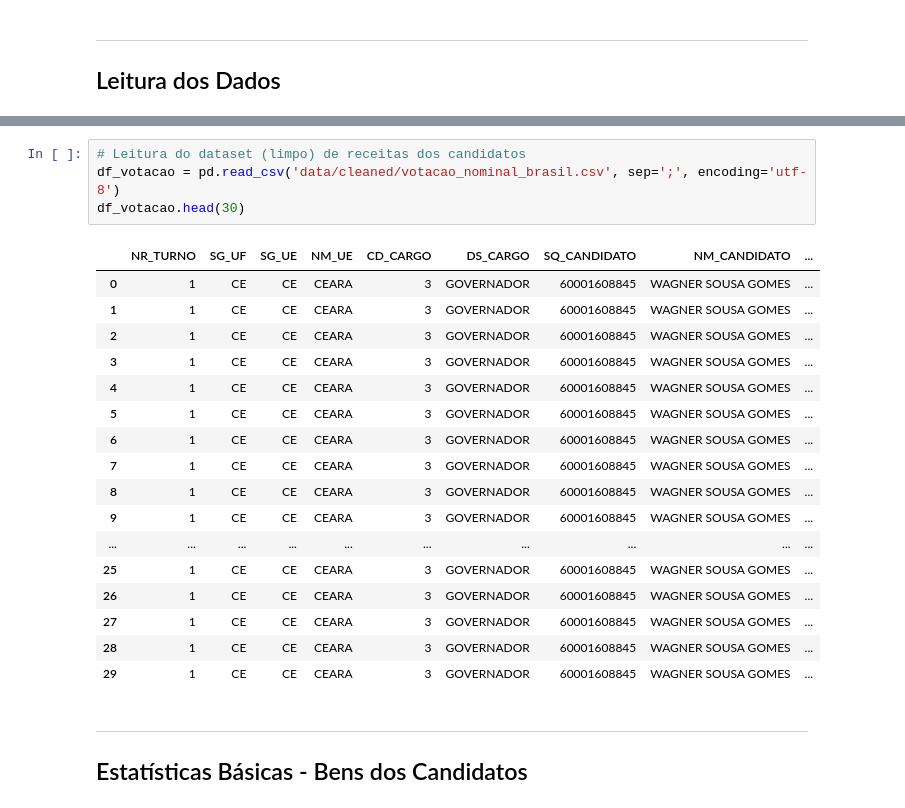
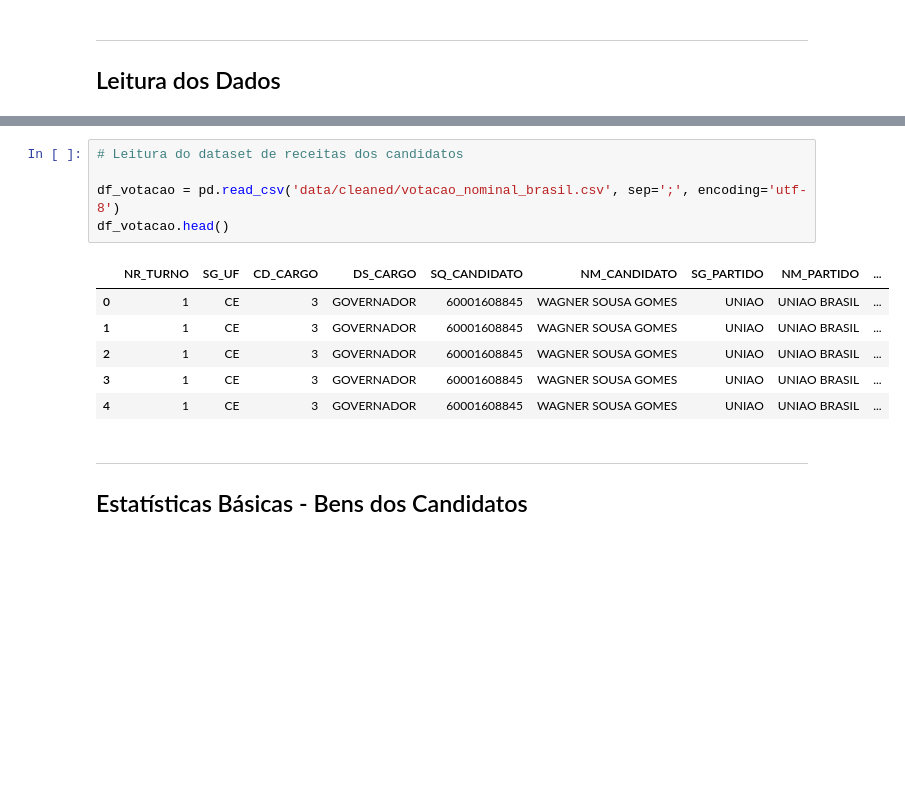
Before and after one commit to LucasTBandeira/GovAnalysis, a Jupyter notebook: eda.ipynb, the cells around one changed output, grey strips where cells are left out. Saved outputs shown, nothing was run; the diff lists cells and outputs as text; blank space fills up the shorter version.

```diff
--- a/eda.ipynb
+++ b/eda.ipynb
@@ -29,25 +32,15 @@ df_despesas.head()
 # %%
-# Leitura do dataset (limpo) de receitas dos candidatos
+# Leitura do dataset de receitas dos candidatos
+
 df_votacao = pd.read_csv('data/cleaned/votacao_nominal_brasil.csv', sep=';', encoding='utf-8')
-df_votacao.head(30)
+df_votacao.head()
 # %% [output]
-|  | NR_TURNO | SG_UF | SG_UE | NM_UE | CD_CARGO | DS_CARGO | SQ_CANDIDATO | NM_CANDIDATO | ... |
-| 0 | 1 | CE | CE | CEARA | 3 | GOVERNADOR | 60001608845 | WAGNER SOUSA GOMES | ... |
-| 1 | 1 | CE | CE | CEARA | 3 | GOVERNADOR | 60001608845 | WAGNER SOUSA GOMES | ... |
-| 2 | 1 | CE | CE | CEARA | 3 | GOVERNADOR | 60001608845 | WAGNER SOUSA GOMES | ... |
-| 3 | 1 | CE | CE | CEARA | 3 | GOVERNADOR | 60001608845 | WAGNER SOUSA GOMES | ... |
-| 4 | 1 | CE | CE | CEARA | 3 | GOVERNADOR | 60001608845 | WAGNER SOUSA GOMES | ... |
-| 5 | 1 | CE | CE | CEARA | 3 | GOVERNADOR | 60001608845 | WAGNER SOUSA GOMES | ... |
-| 6 | 1 | CE | CE | CEARA | 3 | GOVERNADOR | 60001608845 | WAGNER SOUSA GOMES | ... |
-| 7 | 1 | CE | CE | CEARA | 3 | GOVERNADOR | 60001608845 | WAGNER SOUSA GOMES | ... |
-| 8 | 1 | CE | CE | CEARA | 3 | GOVERNADOR | 60001608845 | WAGNER SOUSA GOMES | ... |
-| 9 | 1 | CE | CE | CEARA | 3 | GOVERNADOR | 60001608845 | WAGNER SOUSA GOMES | ... |
-| ... | ... | ... | ... | ... | ... | ... | ... | ... | ... |
-| 25 | 1 | CE | CE | CEARA | 3 | GOVERNADOR | 60001608845 | WAGNER SOUSA GOMES | ... |
-| 26 | 1 | CE | CE | CEARA | 3 | GOVERNADOR | 60001608845 | WAGNER SOUSA GOMES | ... |
-| 27 | 1 | CE | CE | CEARA | 3 | GOVERNADOR | 60001608845 | WAGNER SOUSA GOMES | ... |
-| 28 | 1 | CE | CE | CEARA | 3 | GOVERNADOR | 60001608845 | WAGNER SOUSA GOMES | ... |
-| 29 | 1 | CE | CE | CEARA | 3 | GOVERNADOR | 60001608845 | WAGNER SOUSA GOMES | ... |
+|  | NR_TURNO | SG_UF | CD_CARGO | DS_CARGO | SQ_CANDIDATO | NM_CANDIDATO | SG_PARTIDO | NM_PARTIDO | ... |
+| 0 | 1 | CE | 3 | GOVERNADOR | 60001608845 | WAGNER SOUSA GOMES | UNIAO | UNIAO BRASIL | ... |
+| 1 | 1 | CE | 3 | GOVERNADOR | 60001608845 | WAGNER SOUSA GOMES | UNIAO | UNIAO BRASIL | ... |
+| 2 | 1 | CE | 3 | GOVERNADOR | 60001608845 | WAGNER SOUSA GOMES | UNIAO | UNIAO BRASIL | ... |
+| 3 | 1 | CE | 3 | GOVERNADOR | 60001608845 | WAGNER SOUSA GOMES | UNIAO | UNIAO BRASIL | ... |
+| 4 | 1 | CE | 3 | GOVERNADOR | 60001608845 | WAGNER SOUSA GOMES | UNIAO | UNIAO BRASIL | ... |
 # %% [markdown]
 ---
 ## Estatísticas Básicas - Bens dos Candidatos
```
Also changed, not shown: parts of 25 cells of this notebook, 6 other files.
